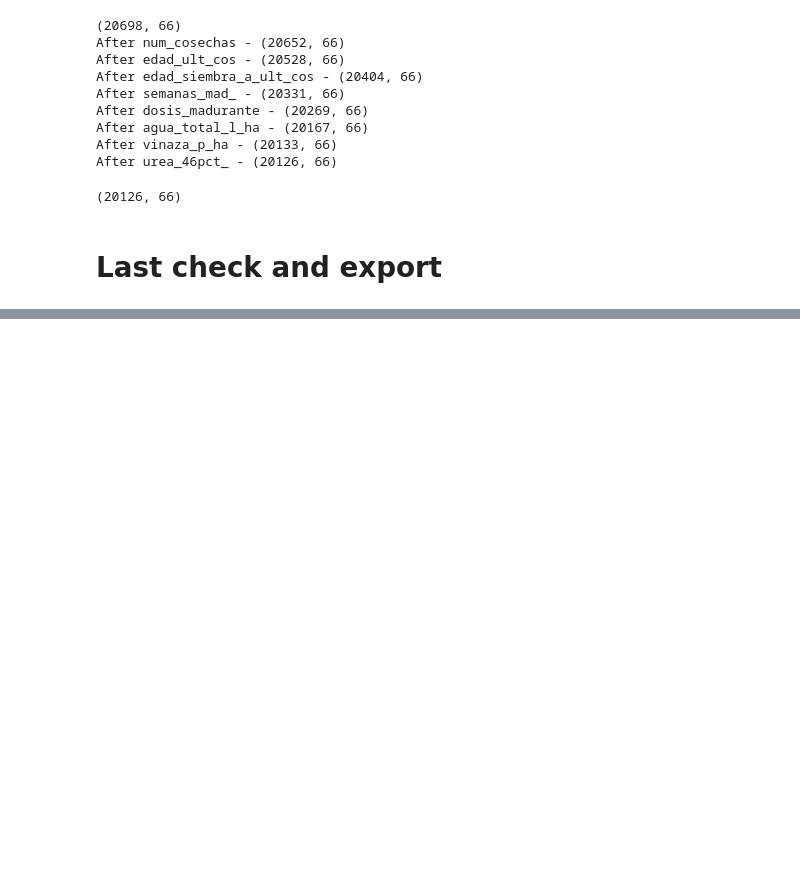
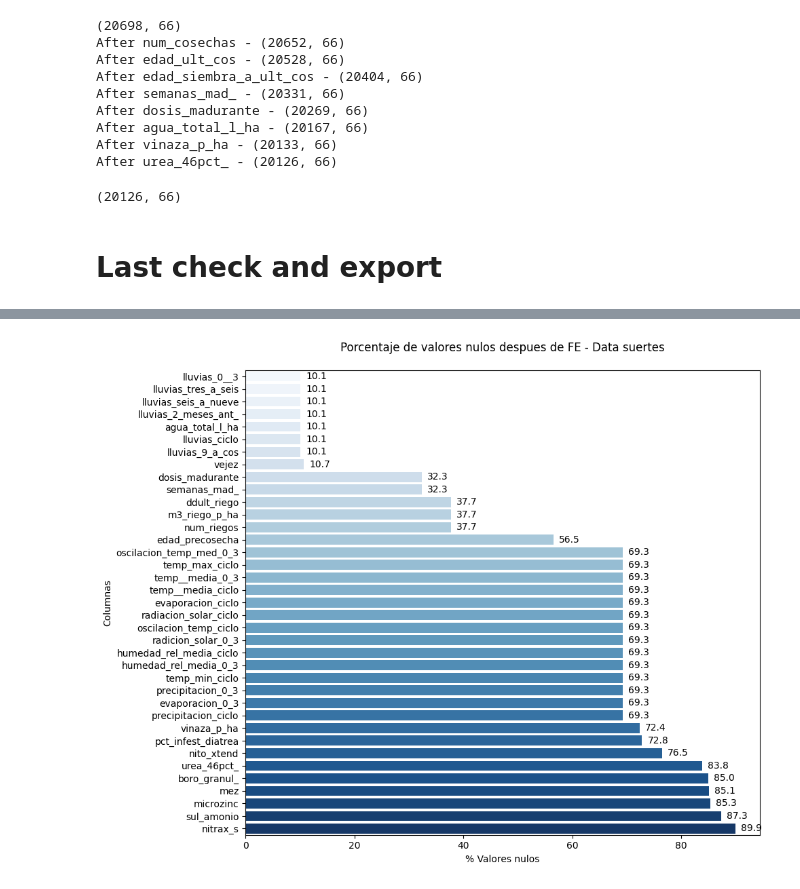
Before and after one commit to JhonattanReales21/ML1_sugar_industry, a Jupyter notebook: notebooks/FE_regression.ipynb, the cells around one changed output, grey strips where cells are left out. Saved outputs shown, nothing was run; the diff lists cells and outputs as text; code cells hidden in the pictures; blank space fills up the shorter version.

```diff
--- a/notebooks/FE_regression.ipynb
+++ b/notebooks/FE_regression.ipynb
@@ -749,6 +750,32 @@ pd.DataFrame(
 | microzinc | float64 | 1134 | 17170 | 85.3 |
 | sul_amonio | float64 | 1303 | 17565 | 87.3 |
 | nitrax_s | float64 | 781 | 18086 | 89.9 |
+# %%
+plt.figure(figsize=(10, 8))
+temp_df = temp_df[temp_df["pct_nan"] > 5].reset_index()
+ax = sns.barplot(x="pct_nan", y="index", data=temp_df, palette="Blues")
+
+# Añadir los valores al final de cada barra
+for p in ax.patches:
+    width = p.get_width()  # Obtener el ancho de la barra (valor x)
+    ax.text(
+        width + 1,  # Posición x: ancho de la barra + pequeño margen
+        p.get_y() + p.get_height() / 2,  # Posición y: centro de la barra
+        f"{width:.1f}",  # Texto: valor formateado sin decimales
+        ha="left",  # Alineación horizontal izquierda
+        va="center",
+    )  # Alineación vertical centrada
+
+# Personalización adicional
+plt.title("Porcentaje de valores nulos despues de FE - Data suertes", pad=20)
+plt.xlabel("% Valores nulos")
+plt.ylabel("Columnas")
+# sns.despine()  # Remover bordes superfluos
+
+plt.tight_layout()
+plt.show()
+# %% [output]
+[figure, added]
 # %%
 # # Export df to output DIR --- AWARE-ONLY WHEN NEEDED
 # OUTPUT_FILE = os.path.join(OUTPUT_DIR, "suertes_for_reg.csv")
```
Also changed, not shown: parts of 2 cells of this notebook, 1 other file.
